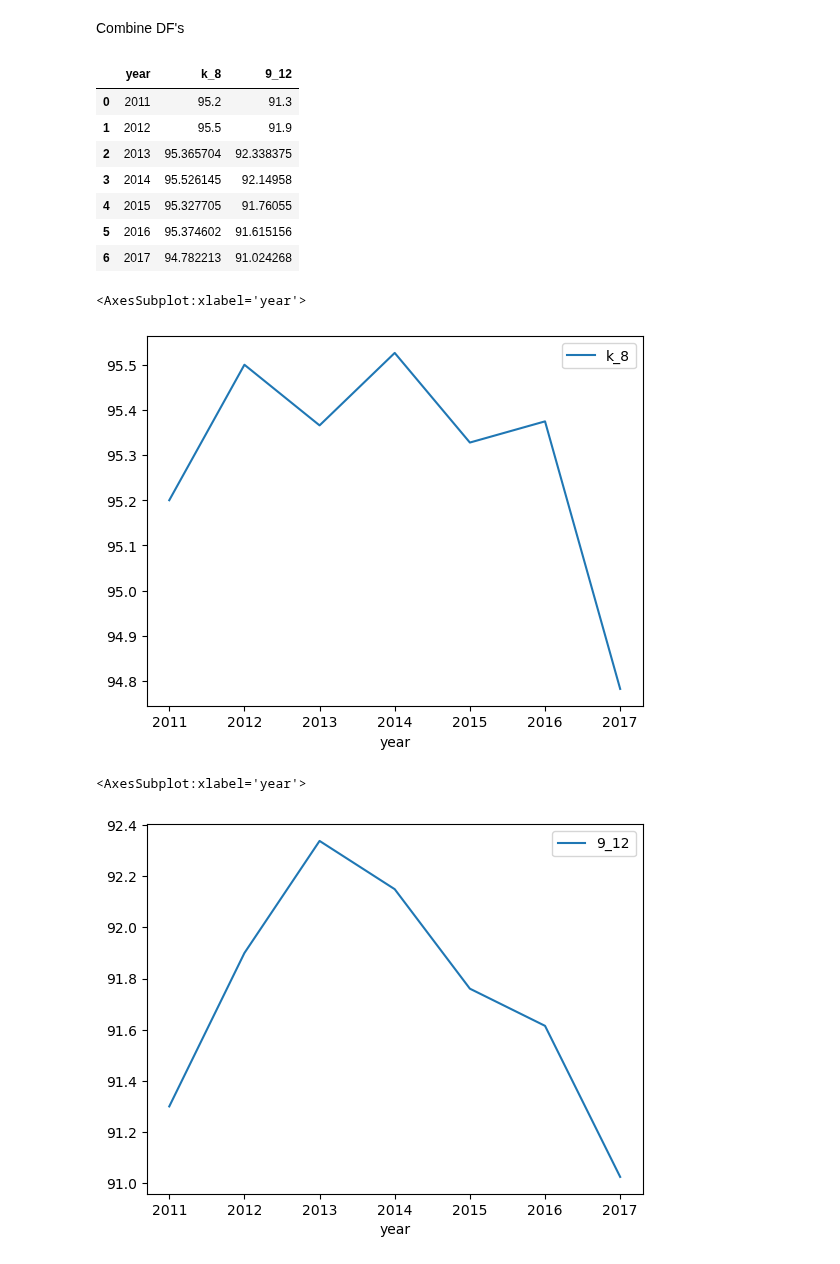
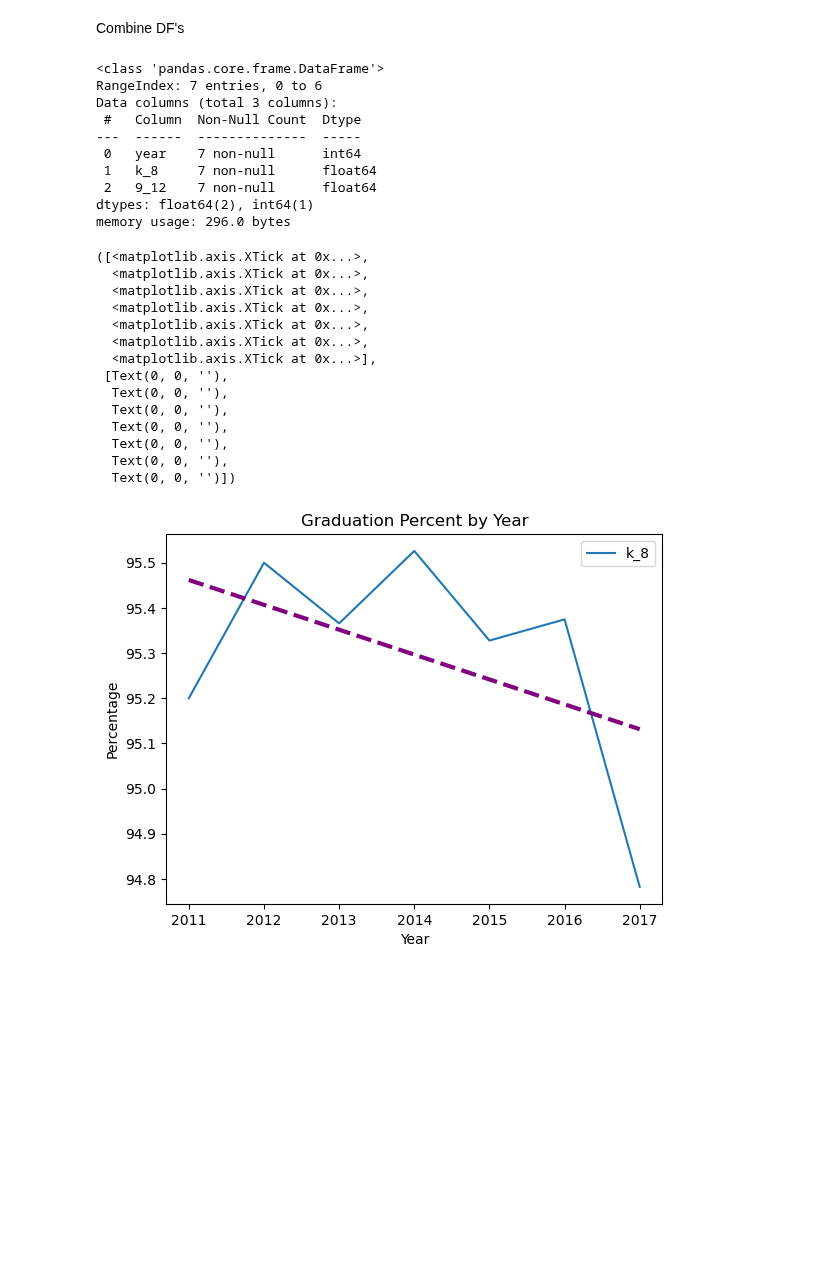
Before and after one commit to jwhankins177/capstone-budget-impact-jupyternb-python, a Jupyter notebook: notebooks/attendance.ipynb, the cells around one changed output. Saved outputs shown, nothing was run; the diff lists cells and outputs as text; code cells hidden in the pictures; blank space fills up the shorter version.

```diff
--- a/notebooks/attendance.ipynb
+++ b/notebooks/attendance.ipynb
@@ -227,24 +227,49 @@ Combine DF's
 attendance = pd.concat([df2011, df2012, df2013, df2014, df2015, df2016, df2017]).reset_index(drop=True)
 # %%
 attendance['year'].replace('2016-17',2017,inplace=True)
+# %%
+attendance['k_8'] = attendance['k_8'].astype(float)
+# %%
+attendance['9_12'] = attendance['9_12'].astype(float)
 # %%
-attendance
+attendance.info()
 # %% [output]
-|  | year | k_8 | 9_12 |
-| 0 | 2011 | 95.2 | 91.3 |
-| 1 | 2012 | 95.5 | 91.9 |
-| 2 | 2013 | 95.365704 | 92.338375 |
-| 3 | 2014 | 95.526145 | 92.14958 |
-| 4 | 2015 | 95.327705 | 91.76055 |
-| 5 | 2016 | 95.374602 | 91.615156 |
-| 6 | 2017 | 94.782213 | 91.024268 |
+<class 'pandas.core.frame.DataFrame'>
+RangeIndex: 7 entries, 0 to 6
+Data columns (total 3 columns):
+ #   Column  Non-Null Count  Dtype
+---  ------  --------------  -----
+ 0   year    7 non-null      int64
+ 1   k_8     7 non-null      float64
+ 2   9_12    7 non-null      float64
+dtypes: float64(2), int64(1)
+memory usage: 296.0 bytes
-# %%
-attendance.plot(kind='line', x = 'year', y = 'k_8')
-# %% [output]
-<AxesSubplot:xlabel='year'>
-[figure, removed]
-# %%
-attendance.plot(kind='line', x = 'year', y = '9_12')
-# %% [output]
-<AxesSubplot:xlabel='year'>
-[figure, removed]
+# %%
+x1 = attendance['year']
+y1 = attendance['k_8']
+attendance.plot(kind='line', x = 'year', y = 'k_8')
+# Calculate the Trendline
+
+z = np.polyfit(x1, y1, 1)
+p = np.poly1d(z)
+plt.plot(attendance['year'], p(x1), color="purple", linewidth=3, linestyle="--")
+plt.title('Graduation Percent by Year')
+plt.xlabel('Year')
+plt.ylabel('Percentage')
+plt.xticks(x1)
+# %% [output]
+([<matplotlib.axis.XTick at 0x...>,
+  <matplotlib.axis.XTick at 0x...>,
+  <matplotlib.axis.XTick at 0x...>,
+  <matplotlib.axis.XTick at 0x...>,
+  <matplotlib.axis.XTick at 0x...>,
+  <matplotlib.axis.XTick at 0x...>,
+  <matplotlib.axis.XTick at 0x...>],
+ [Text(0, 0, ''),
+  Text(0, 0, ''),
+  Text(0, 0, ''),
+  Text(0, 0, ''),
+  Text(0, 0, ''),
+  Text(0, 0, ''),
+  Text(0, 0, '')])
+[figure, added]
```
Also changed, not shown: parts of 1 cell of this notebook, 2 other files.
